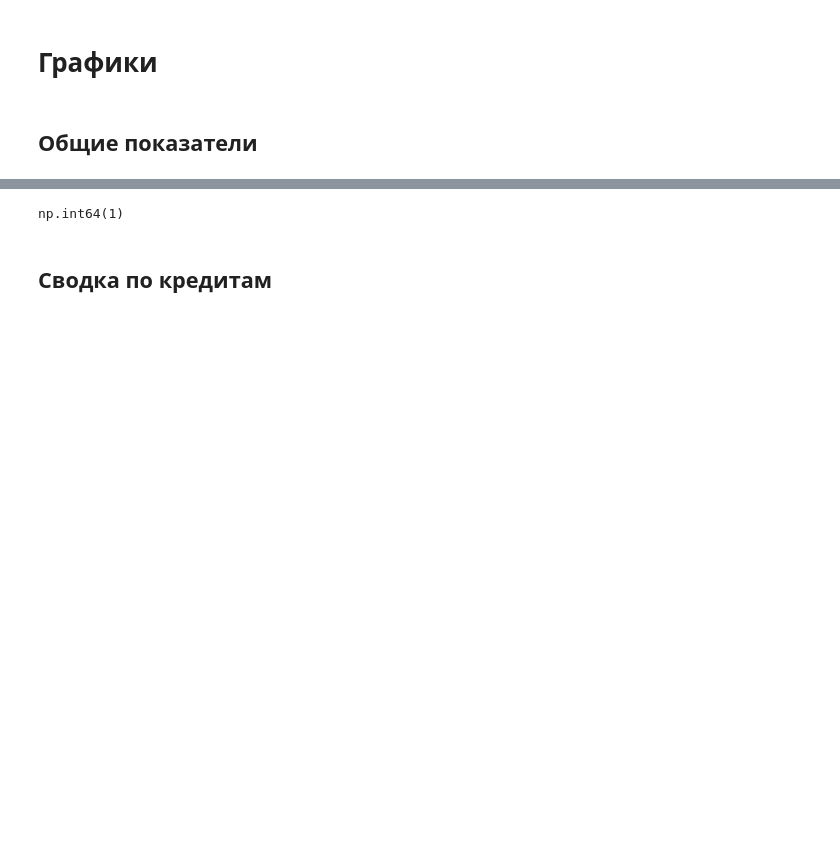
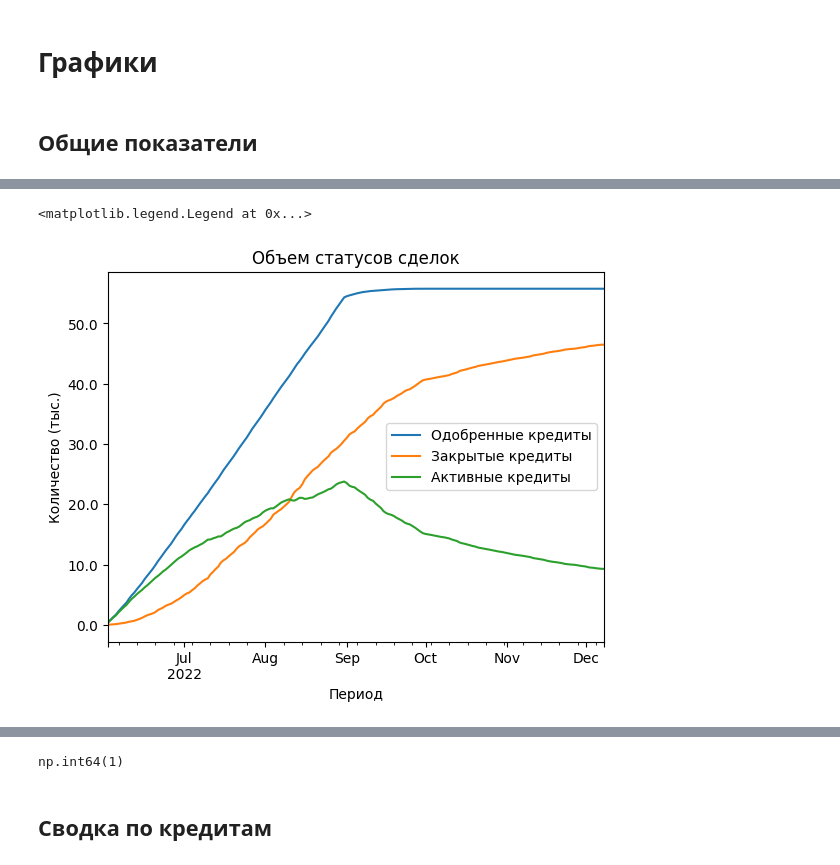
Before and after one commit to Satsuta-A/credits_test_case, a Jupyter notebook: main.ipynb, the cells around one changed output, grey strips where cells are left out. Drawn from its saved outputs; the diff is of its cells as text; code cells hidden in the pictures; blank space fills up the shorter version.

```diff
--- a/main.ipynb
+++ b/main.ipynb
@@ -489,3 +483,30 @@ plt.legend()
+# %%
+window = 5
+plt.title('Объем статусов сделок')
+tmp = ORDERS_DF.copy()
+tmp['put_at'] = tmp['put_at'].dt.to_period('D')
+tmp['closed_at'] = tmp['closed_at'].dt.to_period('D')
+
+approved = tmp.groupby('put_at')['put_at'].count().cumsum()
+closed = tmp.dropna(subset=['closed_at']).groupby('closed_at')['closed_at'].count().cumsum()
+all = pd.concat([closed, approved], axis=1)
+all['put_at'] = all['put_at'].fillna(all['put_at'].max())
+all['active'] = all['put_at'] - all['closed_at']
+
+all['put_at'].plot(label='Одобренные кредиты')
+all['closed_at'].plot(label='Закрытые кредиты')
+all['active'].plot(label='Активные кредиты')
+
+plt.xlabel('Период')
+plt.gca().yaxis.set_major_formatter(ticker.FuncFormatter(lambda x, _: f'{x / 1e3}'))
+plt.ylabel('Количество (тыс.)')
+
+plt.legend()
+# Вплоть до сентября количество одобренных кредитов растет стабильно,
+# далее динамика прекращается из-за чего падает количество активных кредитов
+# %% [output]
+<matplotlib.legend.Legend at 0x...>
+[figure, added]
 # %%
 plt.title('Ежедневный объем просрочек')
 view[view['status']=='expired'].groupby('plan_at')['debt'].sum().rolling(window).mean().plot(label='Объем просрочек')
```
Also changed, not shown: parts of 7 cells of this notebook, 5 other files.
